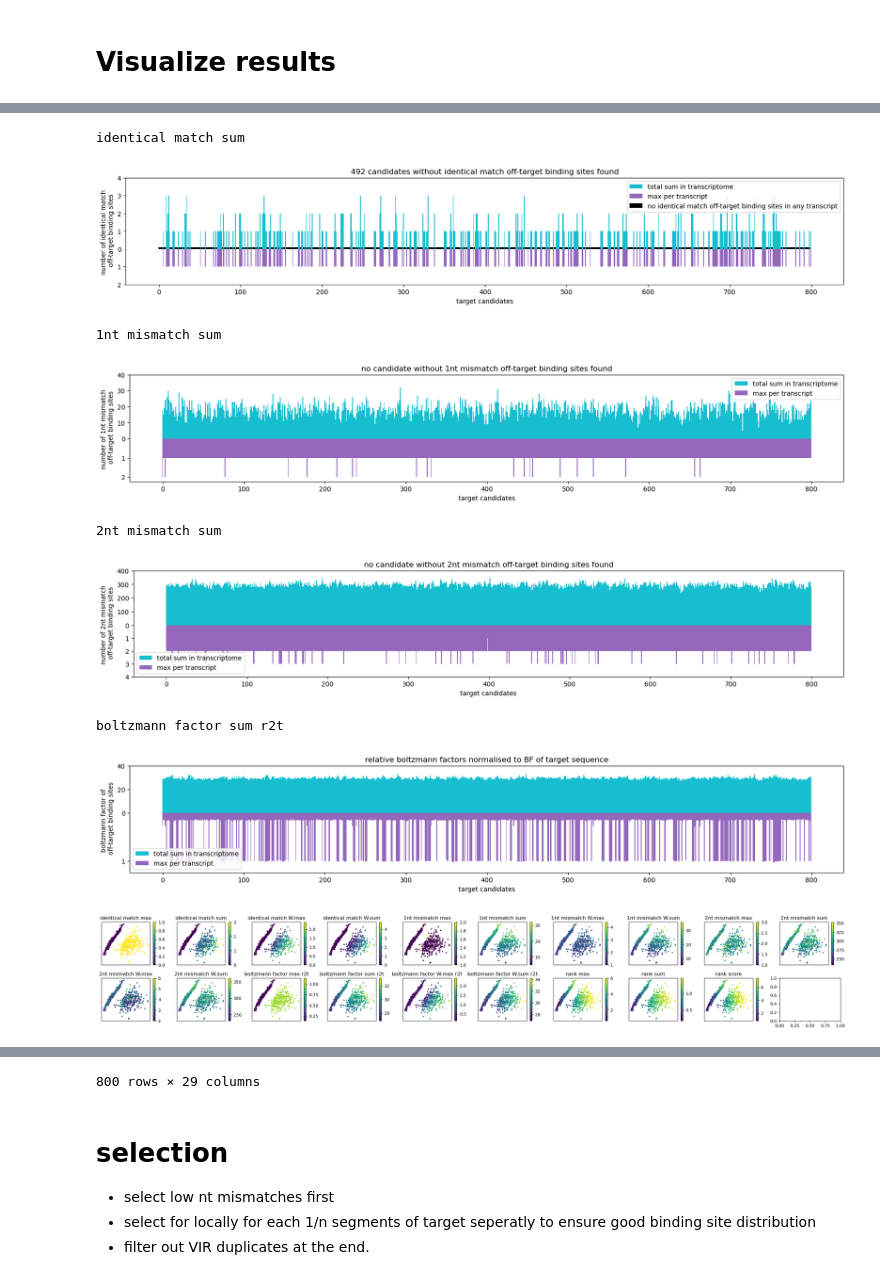
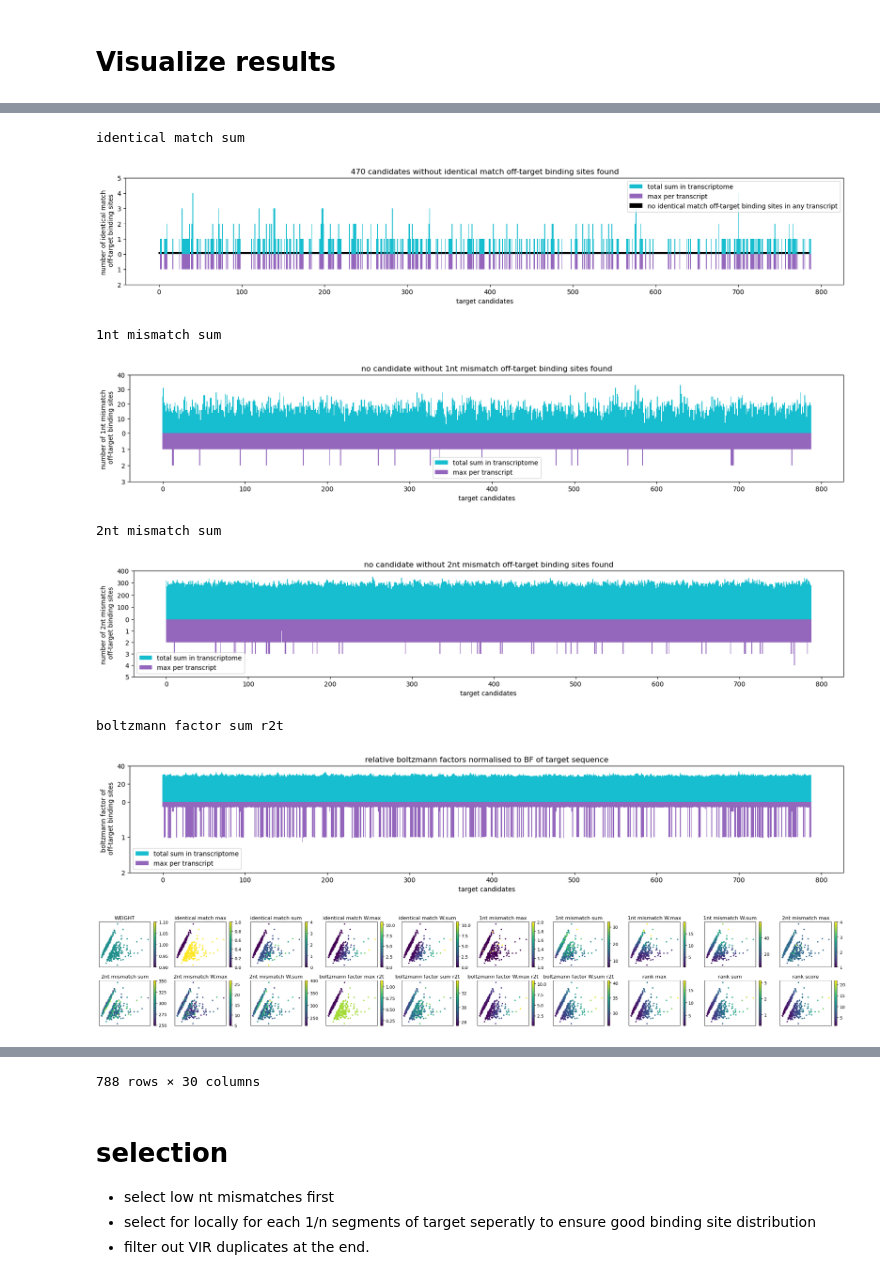
Before and after one commit to Q1vy/iGEM2025-TRAPS-Software-and-Modelling, a Jupyter notebook: target_search_test.ipynb, the cells around one changed output, grey strips where cells are left out. Drawn from its saved outputs; the diff is of its cells as text; code cells hidden in the pictures.

```diff
--- a/target_search_test.ipynb
+++ b/target_search_test.ipynb
@@ -194 +276,25 @@ if len(results_T) > 1: raise ValueError("unexpected result, there should only be
+# %%
+#-------------------------------------------------#
+#              input arguments check              #  -> checks if the parameters have expected datatype to prevent errors later on
+#-------------------------------------------------#
+
+if type(references_scr) != pd.DataFrame: raise TypeError("unsupported type for 'references_scr', use pandas.DataFrame")
+
+if use_weights:  # check if the input data is okay to use weighted evalutation
+    if "WEIGHT" in references_scr.columns:
+        invalid = references_scr.WEIGHT.isin([np.inf, -np.inf, np.nan])
+        if invalid.any():  warnings.warn(f"{invalid.sum()} entries with nan or inf WEIGHT in references_scr. The script might not behave as intended.")
+    else:   raise TypeError("references_scr: No WEIGHT column found, to switch to unweighted mode use use_weights = False")
+
+if r2t:
+    if type(target_scr) == pd.Series:  pass
+    elif type(target_scr) == pd.DataFrame:
+        warnings.warn("Warning, query had to be converted from pandas.DataFrame to pandas.Series!")
+        target_scr = target_scr.iloc[0]
+    else: raise TypeError("unsupported type for 'target_scr', use pandas.Series")
+
+    if use_weights:  # check if the input data is okay to use weighted evalutation
+        if "WEIGHT" in target_scr:
+            if target_scr.WEIGHT in [np.inf, -np.inf, np.nan]: warnings.warn(f"target_scr has nan or inf WEIGHT. The script might not behave as intended.")
+        else:   raise TypeError("target_scr: No WEIGHT property found, to switch to unweighted mode use use_weights = False")
 # %%
@@ -611,6 +668,9 @@ import pandas as pd
 from time import time
 import warnings
 import pathlib
+import scipy.stats as stats
+from joblib import Parallel, delayed
+from tqdm import tqdm
 
 
 
@@ -641,7 +701,7 @@ def fuzzy_divisors(n, f):
 
 
 def show_PCA(df, cols = None):
-    '''plots results of all queries in a PCA scatterplot'''
+    '''plots results of all queries in a PCA scatterplot. cols = DAtaFrame columns to plot. All numeric columns are used for PCA.'''
     df = df.copy()
     from sklearn.preprocessing import StandardScaler
     from sklearn.decomposition import PCA
@@ -789,25 +867,28 @@ display(reference_dataset)
 # %%
 import ast
 for col in [col for col in DF.columns if "VIR" in col]:
     try: DF[col] = DF[col].apply(ast.literal_eval)
     except: pass
 
-weighted_rank = ((DF.select_dtypes(np.number).rank()+2*DF.select_dtypes(np.number).rank(method = "dense")) * DF.select_dtypes(np.number).apply(col_weight))
-DF["rank max"] = weighted_rank.max(axis = 1) / len(DF)
-DF["rank sum"] = weighted_rank.mean(axis = 1) / len(DF)
+weighted_rank = ((((DF.select_dtypes(np.number).rank() + 1)/(len(DF)+2)).apply(stats.norm.ppf)+2*((DF.select_dtypes(np.number).rank(method = "dense")) + 1)/(len(DF)+2)).apply(stats.norm.ppf) * DF.select_dtypes(np.number).apply(col_weight))
+ranks = (DF.select_dtypes(np.number).rank() + DF.select_dtypes(np.number).rank(method = "dense"))/ (2*len(DF) +1)
+weighted_ranks = 2**(ranks.apply(stats.norm.ppf)) * DF.select_dtypes(np.number).apply(col_weight)
+
+DF["rank max"] = weighted_ranks.max(axis = 1)
+DF["rank sum"] = weighted_ranks.mean(axis = 1)
 DF["rank score"] = DF["rank max"] +  DF["rank sum"]
 
 
 show_map(filter_unweighted(DF))
 show_PCA(DF)
 DF
 # %% [output]
 identical match sum
-[figure, old version]
+[figure, new version]
 1nt mismatch sum
-[figure, old version]
+[figure, new version]
 2nt mismatch sum
-[figure, old version]
+[figure, new version]
 boltzmann factor sum r2t
-[figure, old version]
+[figure, new version]
-[figure, old version]
+[figure, new version]
@@ -826,4 +907,4 @@ boltzmann factor sum r2t
-800 rows × 29 columns
+788 rows × 30 columns
 # %% [markdown]
 # selection
 
```
Also changed, not shown: parts of 33 cells of this notebook, 4 other files.
